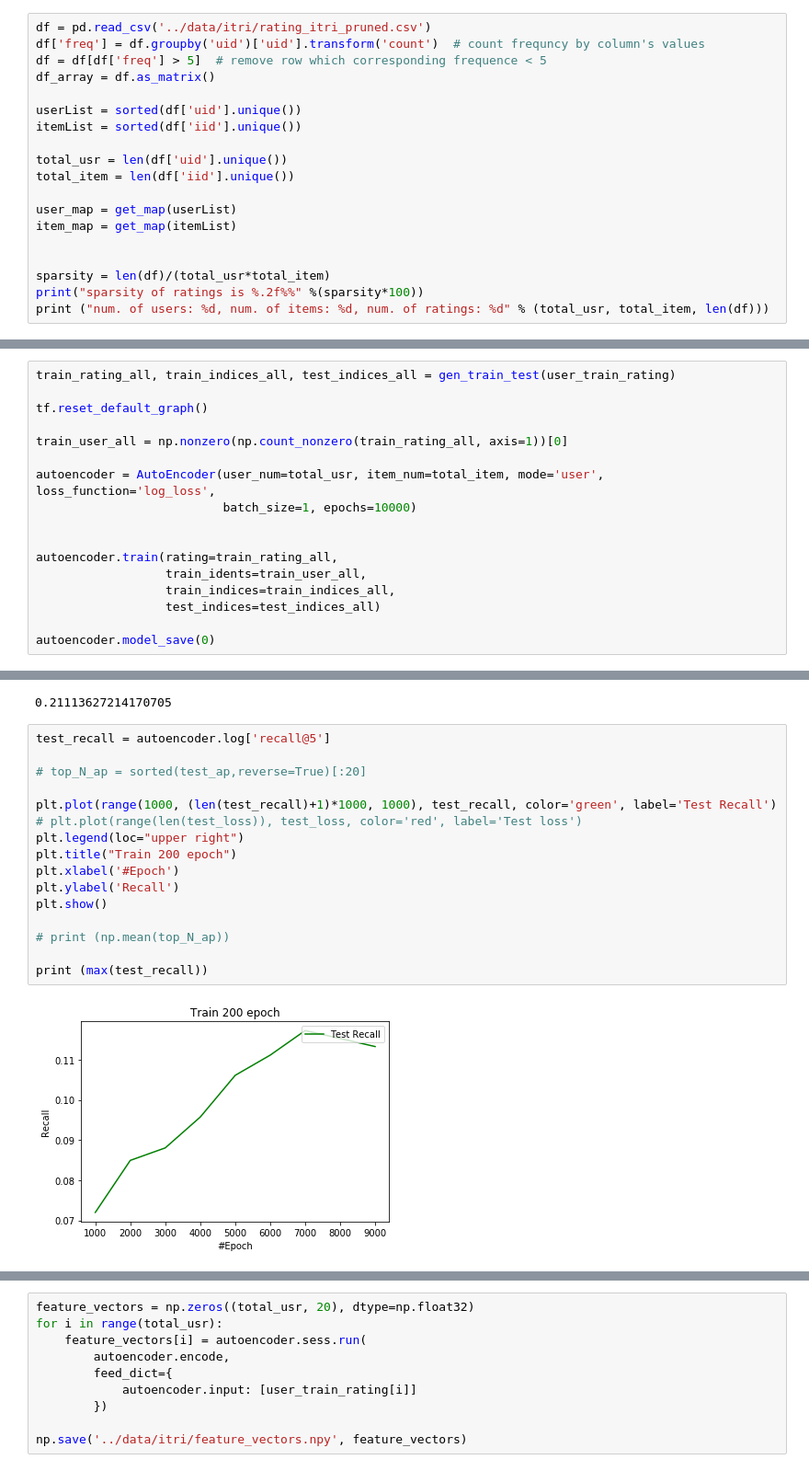
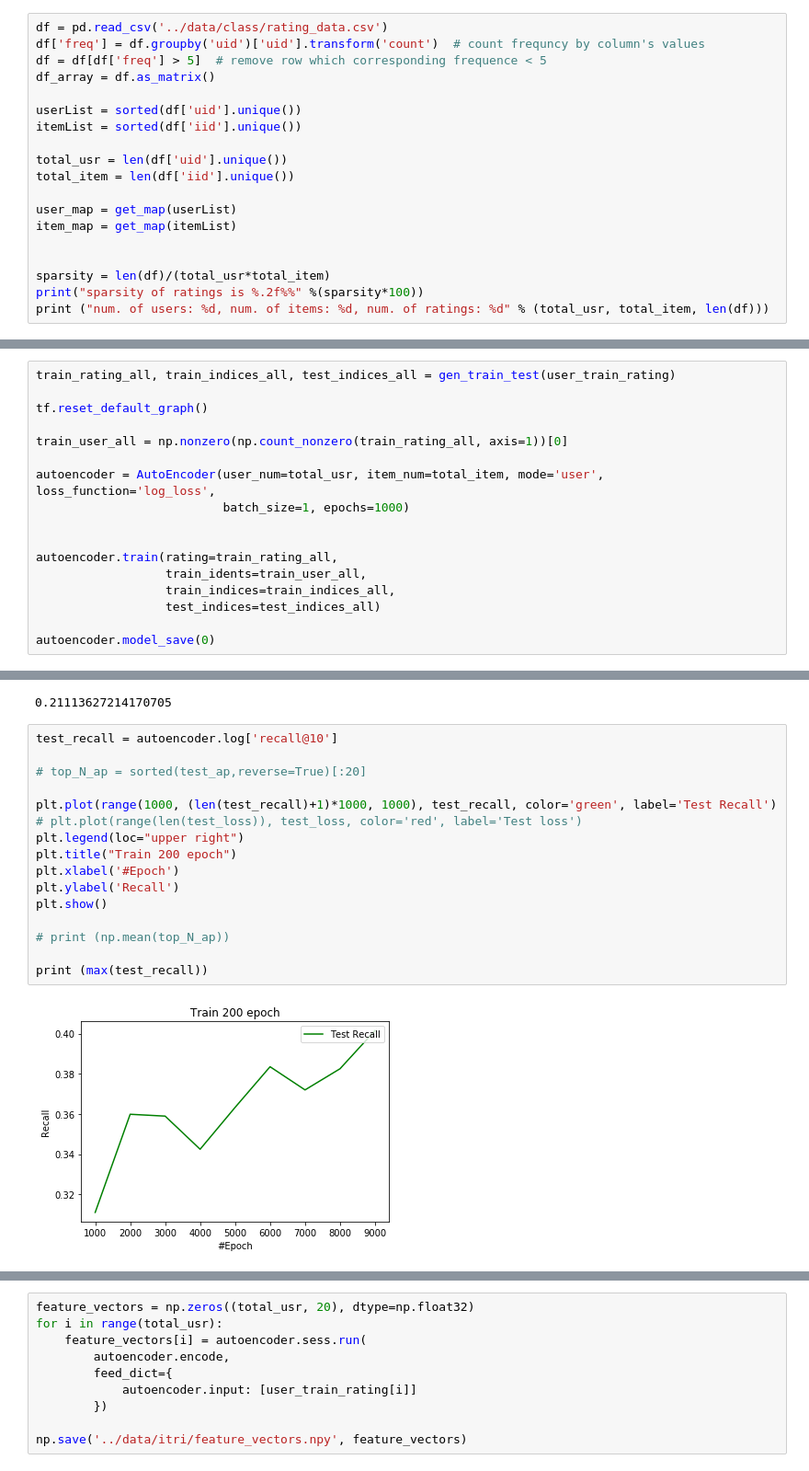
Before and after one commit to yutailin1993/Recommender-Exp, a Jupyter notebook: CDAE/CDAE_main.ipynb, the cells around one changed output, grey strips where cells are left out. Shown at 92% size. Cells and saved outputs as stored; diff of their text form.

```diff
--- a/CDAE/CDAE_main.ipynb
+++ b/CDAE/CDAE_main.ipynb
@@ -37,7 +37,7 @@ total_item = len(itemList)
 user_map = get_map(userList)
 item_map = get_map(itemList)
 # %%
-df = pd.read_csv('../data/itri/rating_itri_pruned.csv')
+df = pd.read_csv('../data/class/rating_data.csv')
 df['freq'] = df.groupby('uid')['uid'].transform('count')  # count frequncy by column's values
 df = df[df['freq'] > 5]  # remove row which corresponding frequence < 5
 df_array = df.as_matrix()
@@ -263,7 +290,7 @@ tf.reset_default_graph()
 train_user_all = np.nonzero(np.count_nonzero(train_rating_all, axis=1))[0]
 
 autoencoder = AutoEncoder(user_num=total_usr, item_num=total_item, mode='user', loss_function='log_loss',
-                          batch_size=1, epochs=10000)
+                          batch_size=1, epochs=1000)
 
 
 autoencoder.train(rating=train_rating_all,
@@ -303,20 +330,20 @@ print (max(test_ap))
 [figure]
 0.21113627214170705
 # %%
-test_recall = autoencoder.log['recall@5']
+test_recall = autoencoder.log['recall@10']
 
 # top_N_ap = sorted(test_ap,reverse=True)[:20]
 
 plt.plot(range(1000, (len(test_recall)+1)*1000, 1000), test_recall, color='green', label='Test Recall')
 # plt.plot(range(len(test_loss)), test_loss, color='red', label='Test loss')
 plt.legend(loc="upper right")
 plt.title("Train 200 epoch")
 plt.xlabel('#Epoch')
 plt.ylabel('Recall')
 plt.show()
 
 # print (np.mean(top_N_ap))
 
 print (max(test_recall))
 # %% [output]
-[figure, old version]
+[figure, new version]
```
Also changed, not shown: parts of 8 cells of this notebook, 1 other file.
